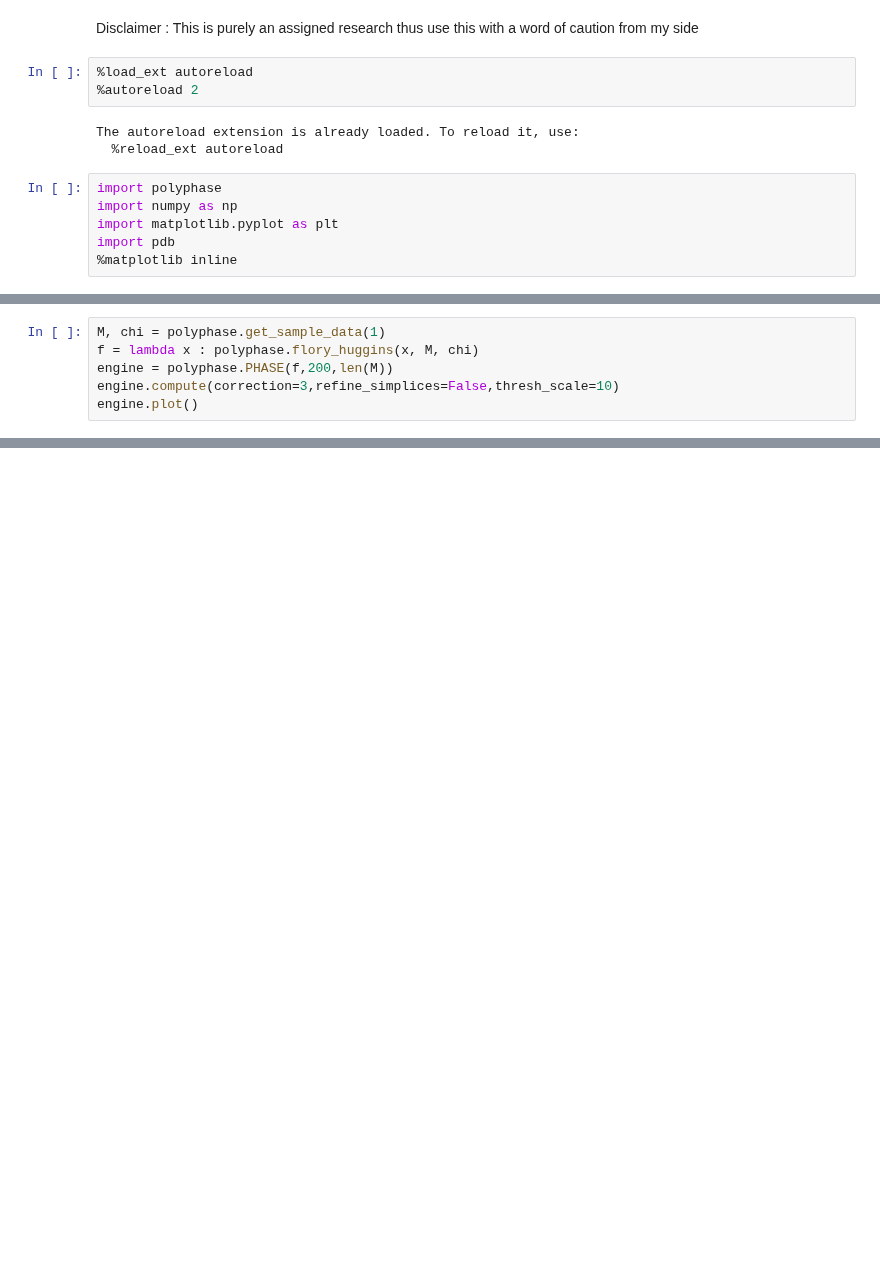
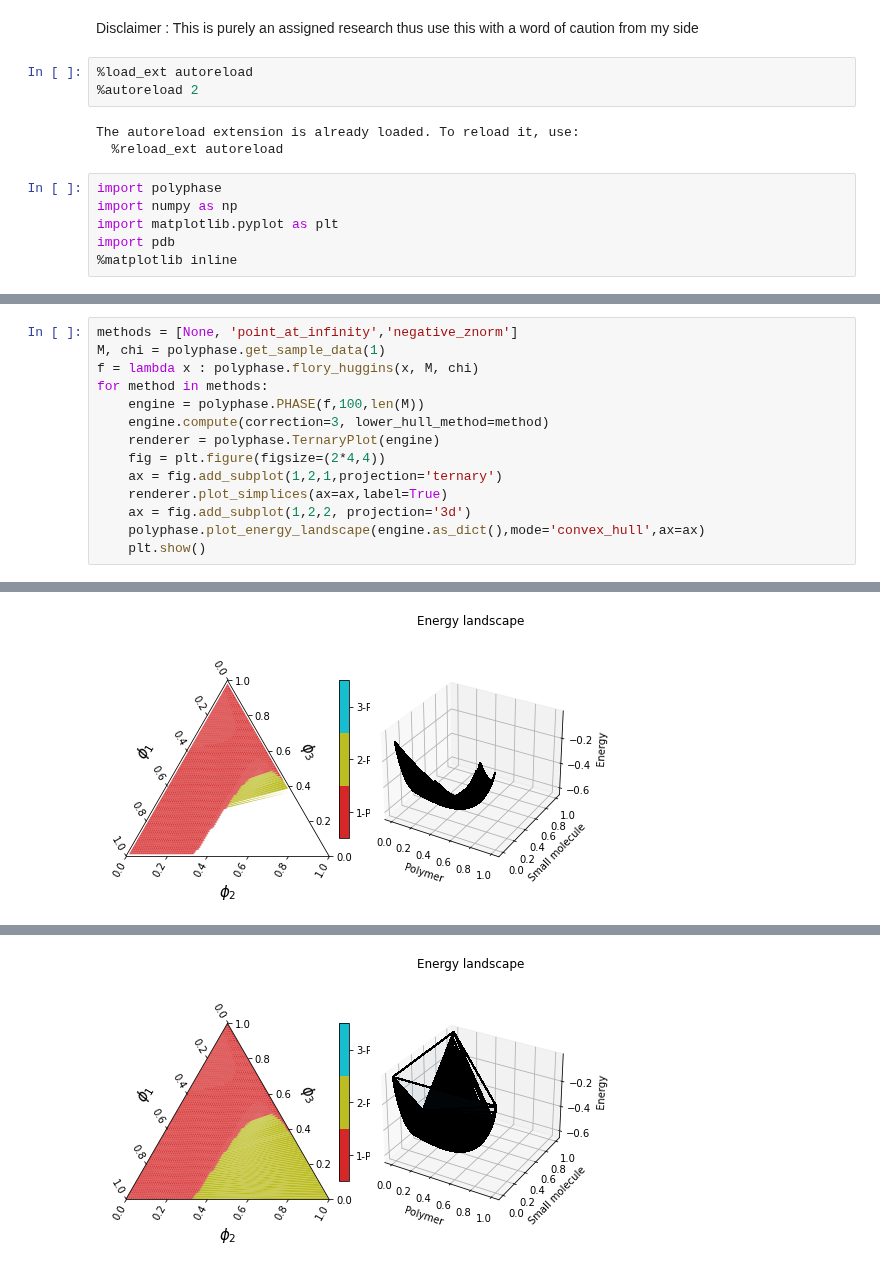
Before and after one commit to kiranvad/polyphase, a Jupyter notebook: notebooks/[ASR] Energy corrections.ipynb, the cells around one changed output, grey strips where cells are left out. Saved outputs shown, nothing was run; the diff lists cells and outputs as text; blank space fills up the shorter version.

```diff
--- a/notebooks/[ASR] Energy corrections.ipynb
+++ b/notebooks/[ASR] Energy corrections.ipynb
@@ -80,6 +78,0 @@ plt.show()
-# %%
-M, chi = polyphase.get_sample_data(1)
-f = lambda x : polyphase.flory_huggins(x, M, chi)
-engine = polyphase.PHASE(f,200,len(M))
-engine.compute(correction=3,refine_simplices=False,thresh_scale=10)
-engine.plot()
@@ -102,0 +85,15 @@ plt.show()
+# %%
+methods = [None, 'point_at_infinity','negative_znorm']
+M, chi = polyphase.get_sample_data(1)
+f = lambda x : polyphase.flory_huggins(x, M, chi)
+for method in methods:
+    engine = polyphase.PHASE(f,100,len(M))
+    engine.compute(correction=3, lower_hull_method=method)
+    renderer = polyphase.TernaryPlot(engine)
+    fig = plt.figure(figsize=(2*4,4))
+    ax = fig.add_subplot(1,2,1,projection='ternary')
+    renderer.plot_simplices(ax=ax,label=True)
+    ax = fig.add_subplot(1,2,2, projection='3d')
+    polyphase.plot_energy_landscape(engine.as_dict(),mode='convex_hull',ax=ax)
+    plt.show()
+# %% [output]
@@ -102,0 +101 @@ plt.show()
+[figure, added]
@@ -102,0 +103 @@ plt.show()
+[figure, added]
```
Also changed, not shown: parts of 9 cells of this notebook, 6 other files.
